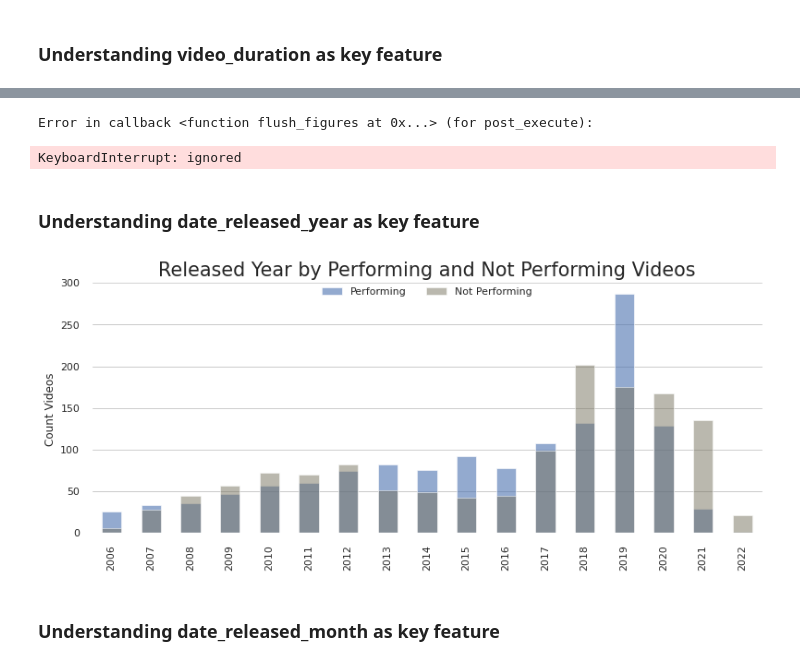
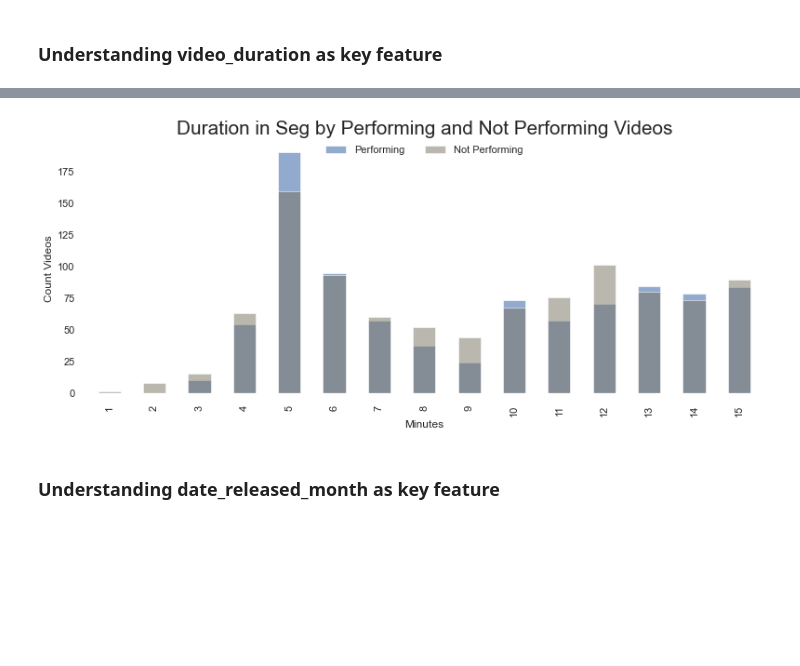
Before and after one commit to aaas24/code_library, a Jupyter notebook: ted_talks/ted_talks_final.ipynb, the cells around one changed output, grey strips where cells are left out. Saved outputs shown, nothing was run; the diff lists cells and outputs as text; code cells hidden in the pictures; blank space fills up the shorter version.

```diff
--- a/ted_talks/ted_talks_final.ipynb
+++ b/ted_talks/ted_talks_final.ipynb
@@ -1279,76 +1312,42 @@ df_graph.head(20)
 # %%
+step=60
+bar=list(np.arange(0, 934,step))
+# bar.append(9915)
+
 df2=pd.concat([X,y], axis=1)
 df_graph=df2.loc[:,['duration_seg', 'target']]
-dfgraph_y=df_graph[df_graph.target==1]
-dfgraph_n=df_graph[df_graph.target==0]
+df_graph=(df_graph
+  .assign(bin=pd.cut(df_graph.duration_seg, bar))
+  .groupby(['bin', 'target'])
+  .size()
+  .unstack()
+)
 
-
+dfgraph_y=df_graph.iloc[:,1]
+dfgraph_n=df_graph.iloc[:,0]
 
 #improving graph
 fig, ax = plt.subplots(nrows=1, ncols=1, figsize=(13,5), sharex=True)
 
-# #plotting first histogram
-ax=(dfgraph_y.groupby(['duration_seg'])
-    .agg({'target':['sum']})
-    .plot( kind = 'bar',alpha=0.6, ax=ax,)
-)
-# #plotting second histogram
-ax=(dfgraph_n.groupby(['duration_seg'])
-    .agg({'target':['count']})
-    .plot( kind = 'bar',alpha=0.5, ax=ax, color='#76725e')
-)
+#plotting first histogram
+ax=(dfgraph_y.plot( kind = 'bar',alpha=0.6, ax=ax,))
 
-# # #improving labels
+#plotting second histogram
+ax=(dfgraph_n.plot( kind = 'bar',alpha=0.5, ax=ax, color='#76725e'))
 
-ax.set_xlabel('')
+#improving labels
+ax.set_xlabel('Minutes')
 ax.set_ylabel('Count Videos ')
+ax.set_xticks(ticks=range(0,len(bar)-1,1))
+ax.set_xticklabels(range(1,len(bar),1))
 
 #styling grid, leyend and title
 plt.title('Duration in Seg by Performing and Not Performing Videos', ha='center', fontsize='xx-large')
 plt.legend(["Performing", "Not Performing"], loc='upper center',ncol=2, bbox_to_anchor=(0.5, 1.1), borderaxespad=2.6, facecolor="white")
 ax.set_facecolor("white")
 plt.grid(axis='y', color='black', alpha=.2)
 # %% [output]
-Error in callback <function flush_figures at 0x...> (for post_execute):
-KeyboardInterrupt: ignored
+[figure, added]
-# %% [markdown]
-### Understanding date_released_year as key feature
-# %%
-df2=pd.concat([X,y], axis=1)
-df_graph=df2.loc[:,['date_released_year', 'target']]
-dfgraph_y=df_graph[df_graph.target==1]
-dfgraph_n=df_graph[df_graph.target==0]
-
-
-
-#improving graph
-fig, ax = plt.subplots(nrows=1, ncols=1, figsize=(13,5), sharex=True)
-
-# #plotting first histogram
-ax=(dfgraph_y.groupby(['date_released_year'])
-    .agg({'target':['sum']})
-    .plot( kind = 'bar',alpha=0.6, ax=ax,)
-)
-# #plotting second histogram
-ax=(dfgraph_n.groupby(['date_released_year'])
-    .agg({'target':['count']})
-    .plot( kind = 'bar',alpha=0.5, ax=ax, color='#76725e')
-)
-
-# # #improving labels
-
-# ax.set_xticks(ticks=range(0,12,1))
-# ax.set_xticklabels(['Jan', 'Feb', 'Mar', 'Apr', 'May', 'Jun', 'Jul', 'Ago', 'Sep', 'Oct', 'Nov', 'Dec'])
-ax.set_xlabel('')
-ax.set_ylabel('Count Videos ')
-
-#styling grid, leyend and title
-plt.title('Released Year by Performing and Not Performing Videos', ha='center', fontsize='xx-large')
-plt.legend(["Performing", "Not Performing"], loc='upper center',ncol=2, bbox_to_anchor=(0.5, 1.1), borderaxespad=2.6, facecolor="white")
-ax.set_facecolor("white")
-plt.grid(axis='y', color='black', alpha=.2)
-# %% [output]
-[figure, removed]
 # %% [markdown]
 ### Understanding date_released_month as key feature
 # %%
```
Also changed, not shown: parts of 63 cells of this notebook, 6 other files.
